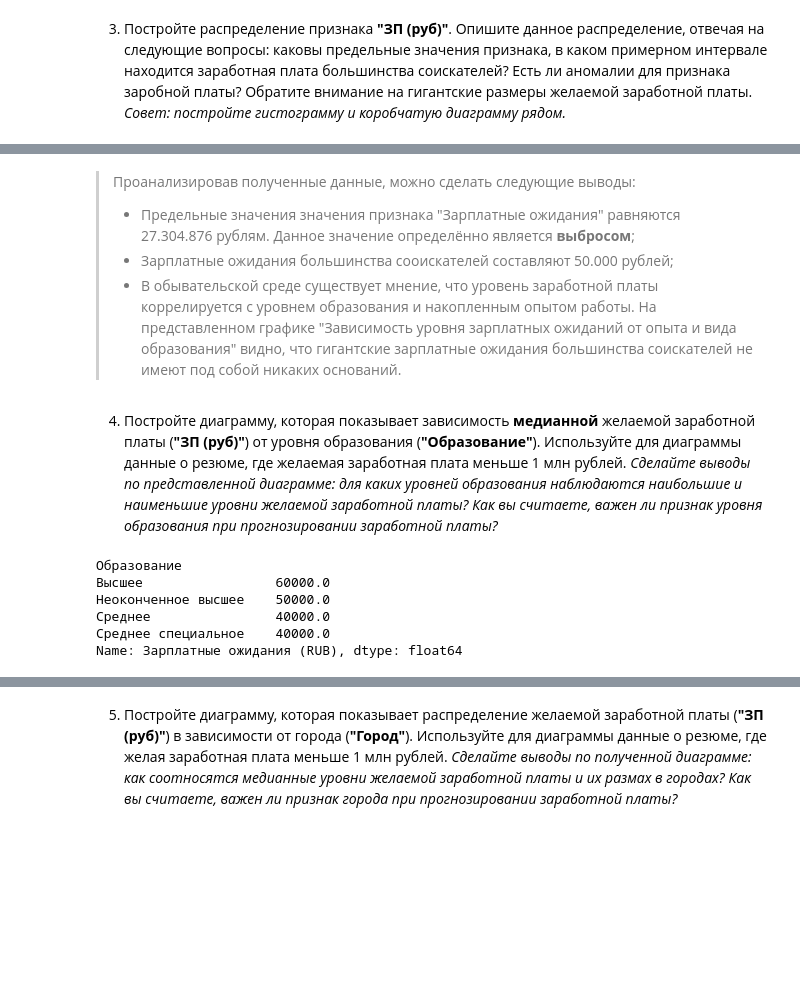
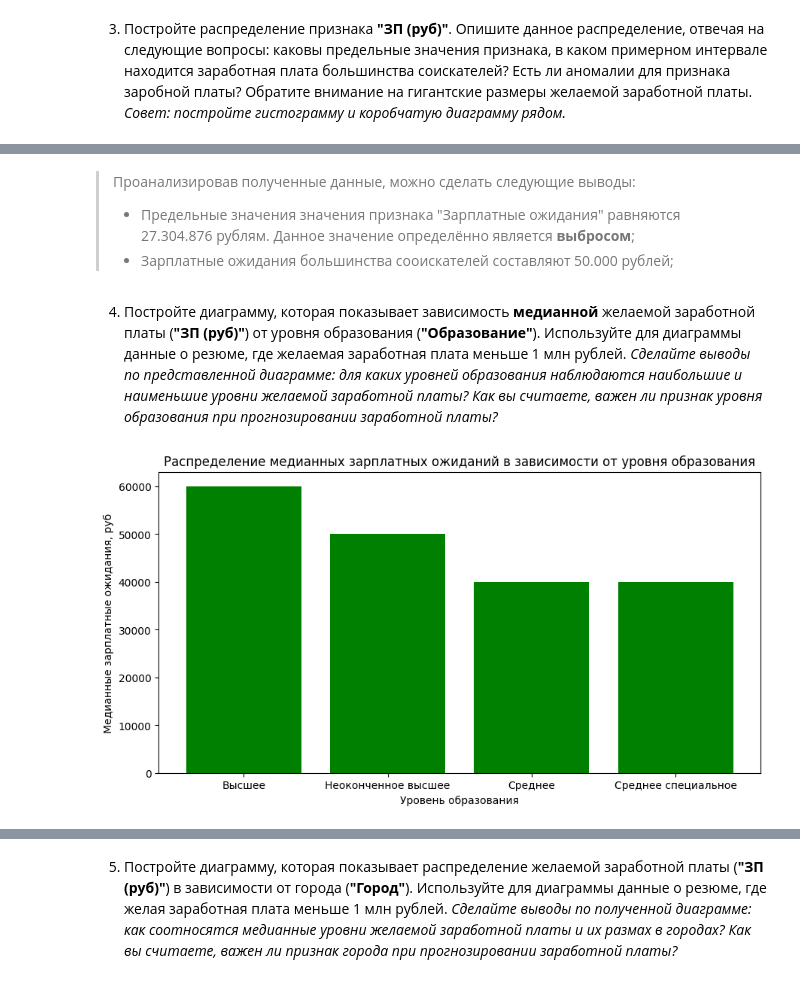
Before and after one commit to rafferti95/st_data_science, a Jupyter notebook: Project 1/Project 1.ipynb, the cells around one changed output, grey strips where cells are left out. Saved outputs shown, nothing was run; the diff lists cells and outputs as text; code cells hidden in the pictures; blank space fills up the shorter version.

```diff
--- a/Project 1/Project 1.ipynb
+++ b/Project 1/Project 1.ipynb
@@ -479,19 +468,19 @@ Text(0.5, 0.98, 'Зависимость уровня зарплатных ожи
 > Проанализировав полученные данные, можно сделать следующие выводы:
 >* Предельные значения значения признака "Зарплатные ожидания" равняются 27.304.876 рублям. Данное значение определённо является **выбросом**;
 >* Зарплатные ожидания большинства сооискателей составляют 50.000 рублей;
->* В обывательской среде существует мнение, что уровень заработной платы коррелируется с уровнем образования и накопленным опытом работы. На представленном графике "Зависимость уровня зарплатных ожиданий от опыта и вида образования" видно, что гигантские зарплатные ожидания большинства соискателей не имеют под собой никаких оснований.
 # %% [markdown]
 4. Постройте диаграмму, которая показывает зависимость **медианной** желаемой заработной платы (**"ЗП (руб)"**) от уровня образования (**"Образование"**). Используйте для диаграммы данные о резюме, где желаемая заработная плата меньше 1 млн рублей.
 *Сделайте выводы по представленной диаграмме: для каких уровней образования наблюдаются наибольшие и наименьшие уровни желаемой заработной платы? Как вы считаете, важен ли признак уровня образования при прогнозировании заработной платы?*
 # %%
 data_set_salary = data_set[data_set['Зарплатные ожидания (RUB)'] < 1_000_000]
 ude_salary = data_set_salary.groupby(by = 'Образование')['Зарплатные ожидания (RUB)'].median()
-display(ude_salary)
+
+fig = plt.figure(figsize = (8, 4))
+main_axes = fig.add_axes([0, 0, 1, 1])
+main_axes.bar(x = ude_salary.index, height = ude_salary, color = 'green');
+main_axes.set_xlabel('Уровень образования');
+main_axes.set_ylabel('Медианные зарплатные ожидания, руб');
+main_axes.set_title('Распределение медианных зарплатных ожиданий в зависимости от уровня образования');
 # %% [output]
-Образование
-Высшее                 60000.0
-Неоконченное высшее    50000.0
-Среднее                40000.0
-Среднее специальное    40000.0
-Name: Зарплатные ожидания (RUB), dtype: float64
+[figure, added]
 # %% [markdown]
```
Also changed, not shown: parts of 4 cells of this notebook.
